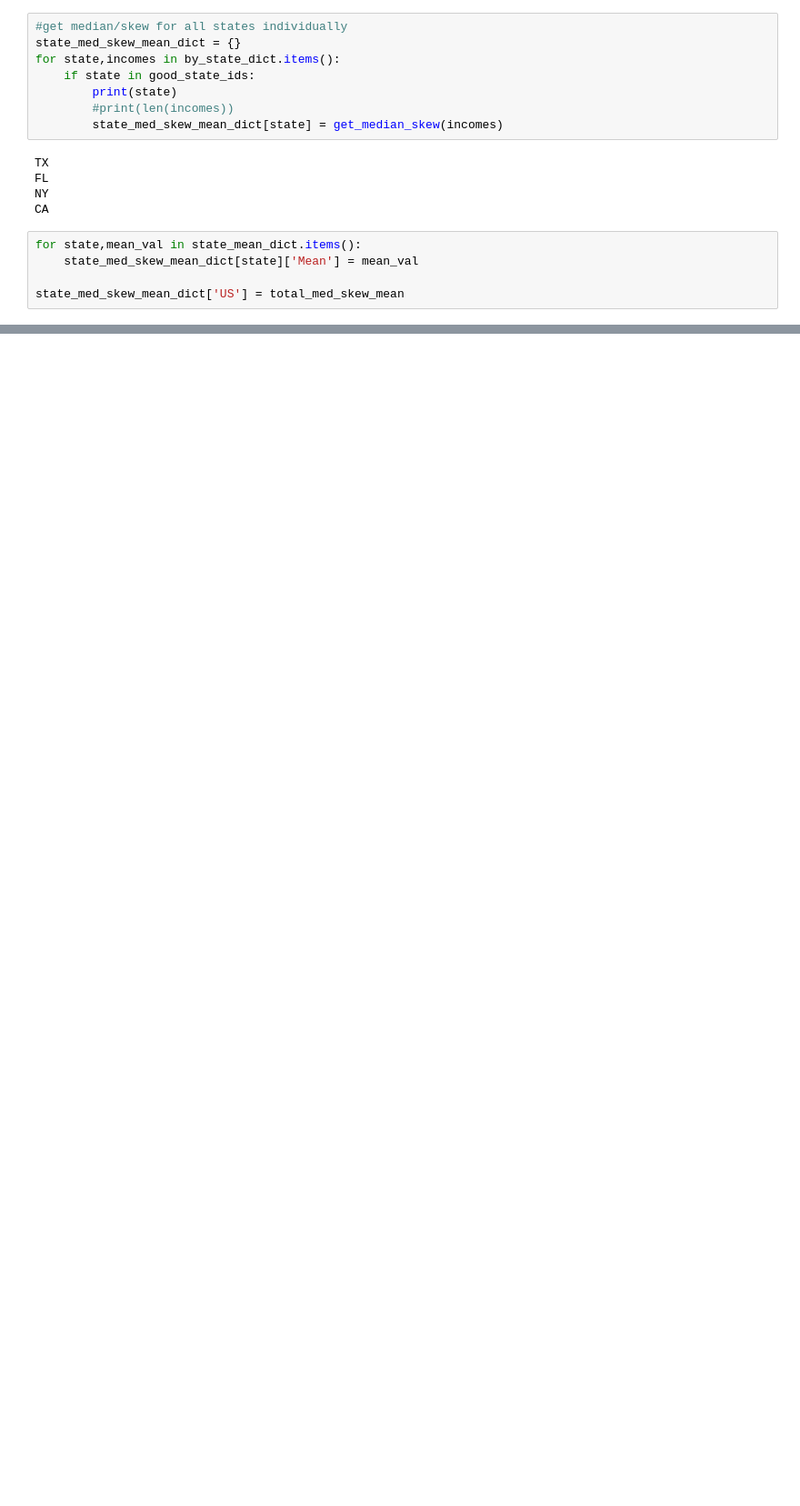
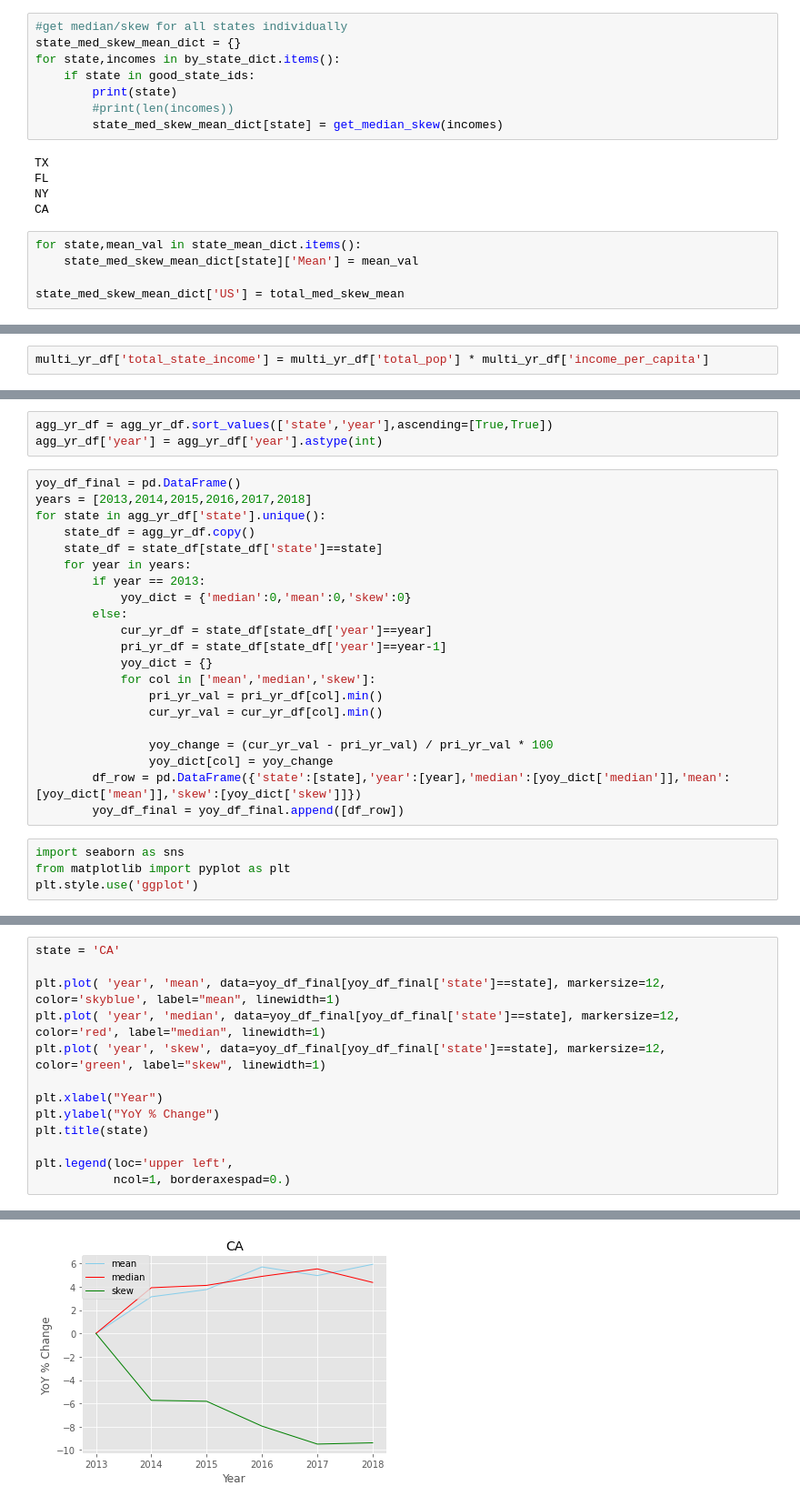
Before and after one commit to EugeniaDickson/zillow_rent_index, a Jupyter notebook: EZ Work/getting_mean_median_skew_ez.ipynb, the cells around one changed output, grey strips where cells are left out. Shown at 91% size. Drawn from its saved outputs; the diff is of its cells as text; blank space fills up the shorter version.

```diff
--- a/EZ Work/getting_mean_median_skew_ez.ipynb
+++ b/EZ Work/getting_mean_median_skew_ez.ipynb
@@ -173,0 +168,2 @@ Ignore Below Here
+# %%
+multi_yr_df['total_state_income'] = multi_yr_df['total_pop'] * multi_yr_df['income_per_capita']
@@ -173,0 +213,28 @@ Ignore Below Here
+# %%
+agg_yr_df = agg_yr_df.sort_values(['state','year'],ascending=[True,True])
+agg_yr_df['year'] = agg_yr_df['year'].astype(int)
+# %%
+yoy_df_final = pd.DataFrame()
+years = [2013,2014,2015,2016,2017,2018]
+for state in agg_yr_df['state'].unique():
+    state_df = agg_yr_df.copy()
+    state_df = state_df[state_df['state']==state]
+    for year in years:
+        if year == 2013:
+            yoy_dict = {'median':0,'mean':0,'skew':0}
+        else:
+            cur_yr_df = state_df[state_df['year']==year]
+            pri_yr_df = state_df[state_df['year']==year-1]
+            yoy_dict = {}
+            for col in ['mean','median','skew']:
+                pri_yr_val = pri_yr_df[col].min()
+                cur_yr_val = cur_yr_df[col].min()
+
+                yoy_change = (cur_yr_val - pri_yr_val) / pri_yr_val * 100
+                yoy_dict[col] = yoy_change
+        df_row = pd.DataFrame({'state':[state],'year':[year],'median':[yoy_dict['median']],'mean':[yoy_dict['mean']],'skew':[yoy_dict['skew']]})
+        yoy_df_final = yoy_df_final.append([df_row])
+# %%
+import seaborn as sns
+from matplotlib import pyplot as plt
+plt.style.use('ggplot')
@@ -173,0 +261,14 @@ Ignore Below Here
+# %%
+state = 'CA'
+
+plt.plot( 'year', 'mean', data=yoy_df_final[yoy_df_final['state']==state], markersize=12, color='skyblue', label="mean", linewidth=1)
+plt.plot( 'year', 'median', data=yoy_df_final[yoy_df_final['state']==state], markersize=12, color='red', label="median", linewidth=1)
+plt.plot( 'year', 'skew', data=yoy_df_final[yoy_df_final['state']==state], markersize=12, color='green', label="skew", linewidth=1)
+
+plt.xlabel("Year")
+plt.ylabel("YoY % Change")
+plt.title(state)
+
+plt.legend(loc='upper left',
+           ncol=1, borderaxespad=0.)
+# %% [output]
@@ -173,0 +276 @@ Ignore Below Here
+[figure, added]
```
Also changed, not shown: parts of 28 cells of this notebook.
